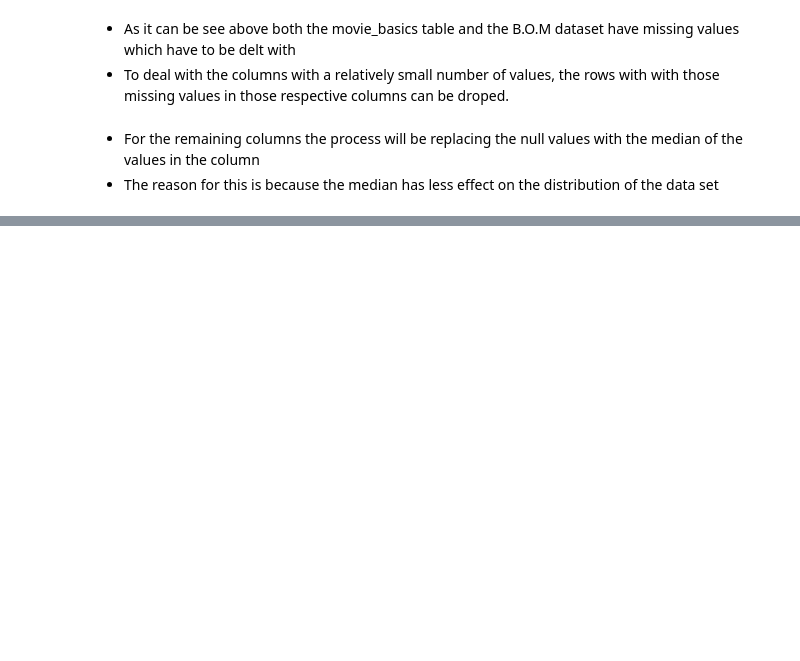
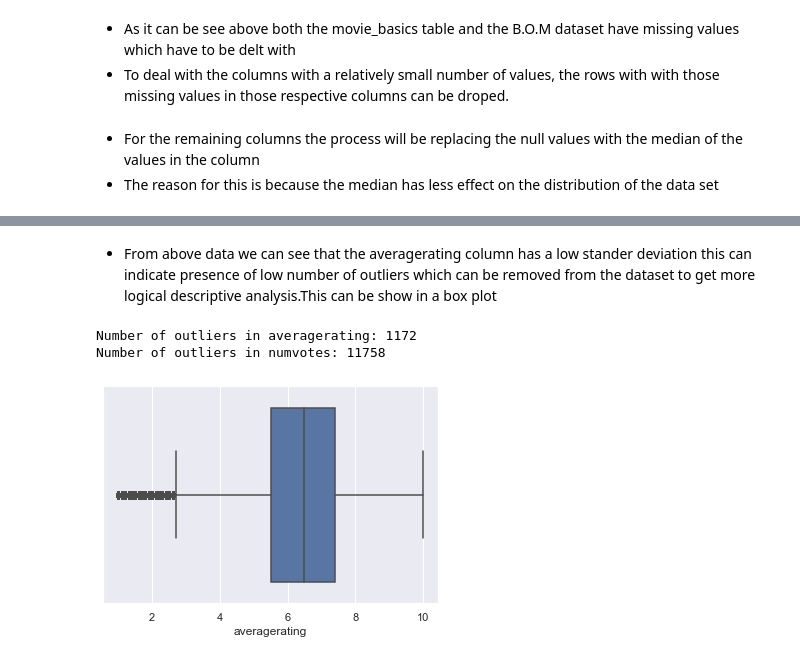
Before and after one commit to Mponziii/Microsoft-Movie-Studio-Project, a Jupyter notebook: student.ipynb, the cells around one changed output, grey strips where cells are left out. Cells and saved outputs as stored; diff of their text form; code cells hidden in the pictures; blank space fills up the shorter version.

```diff
--- a/student.ipynb
+++ b/student.ipynb
@@ -346,0 +487,25 @@ basic['runtime_minutes'].fillna(basic['runtime_minutes'].median(), inplace=True)
+# %% [markdown]
+* From above data we can see that the averagerating column has a low stander deviation this can indicate presence of low number of outliers which can be removed from the dataset to get more logical descriptive analysis.This can be show in a box plot
+# %%
+#Check for outliers
+Q1 = rate['averagerating'].quantile(.25)
+Q3 = rate['averagerating'].quantile(.75)
+IQR = Q3 - Q1
+outliers = rate[(rate['averagerating'] < Q1 - 1.5* IQR)  |
+                    (rate['averagerating'] > Q3 + 1.5 * IQR) ]
+print('Number of outliers in averagerating: ' + str(outliers.averagerating.count()))
+
+Q_1 = rate['numvotes'].quantile(.25)
+Q_3 = rate['numvotes'].quantile(.75)
+IQR_ = Q_3 - Q_1
+outliers = rate[(rate['numvotes'] < Q_1 - 1.5* IQR_)  |
+                    (rate['numvotes'] > Q_3 + 1.5 * IQR_) ]
+print('Number of outliers in numvotes: ' + str(outliers.numvotes.count()));
+# %% [output]
+Number of outliers in averagerating: 1172
+Number of outliers in numvotes: 11758
+# %%
+# Make a box plot to look for outliers for outliers in averagerating
+sns.boxplot(x = rate['averagerating']);
+# %% [output]
+[figure, added]
```
Also changed, not shown: parts of 40 cells of this notebook, 1 other file.
